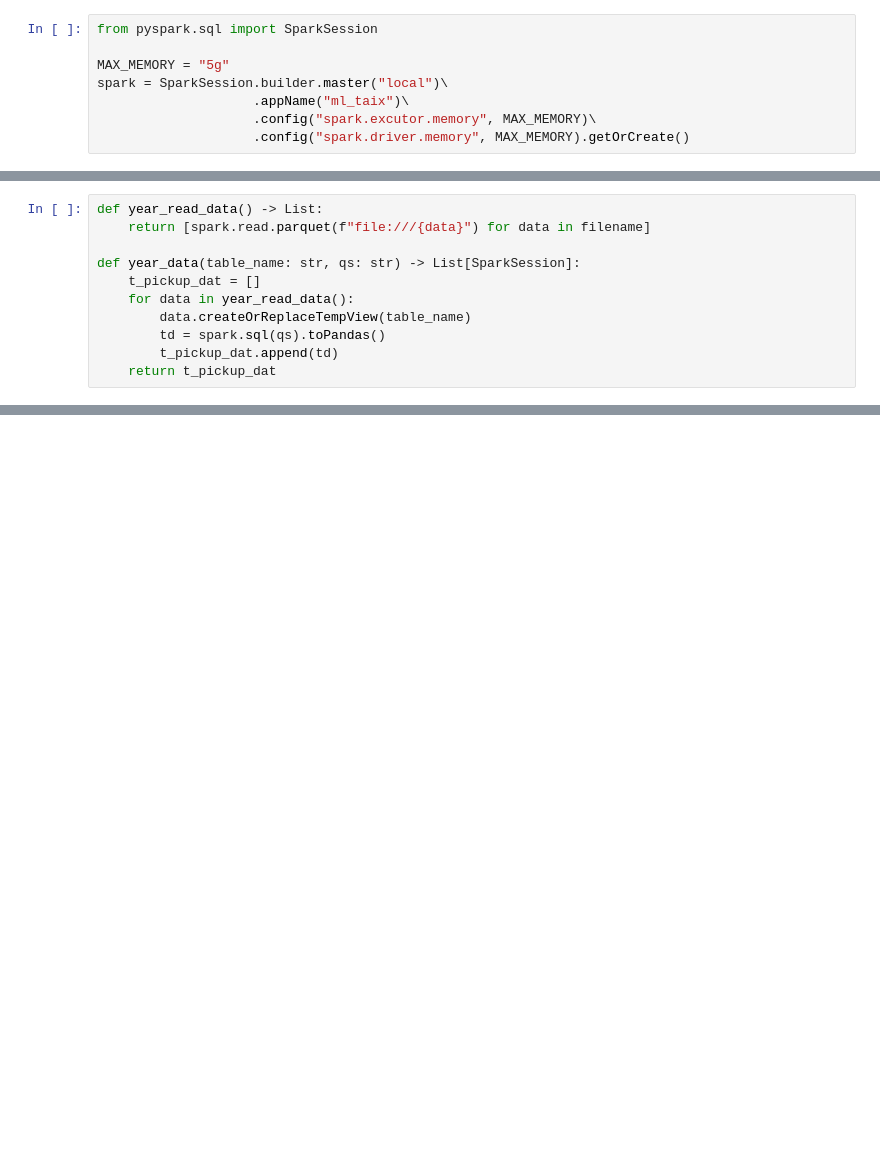
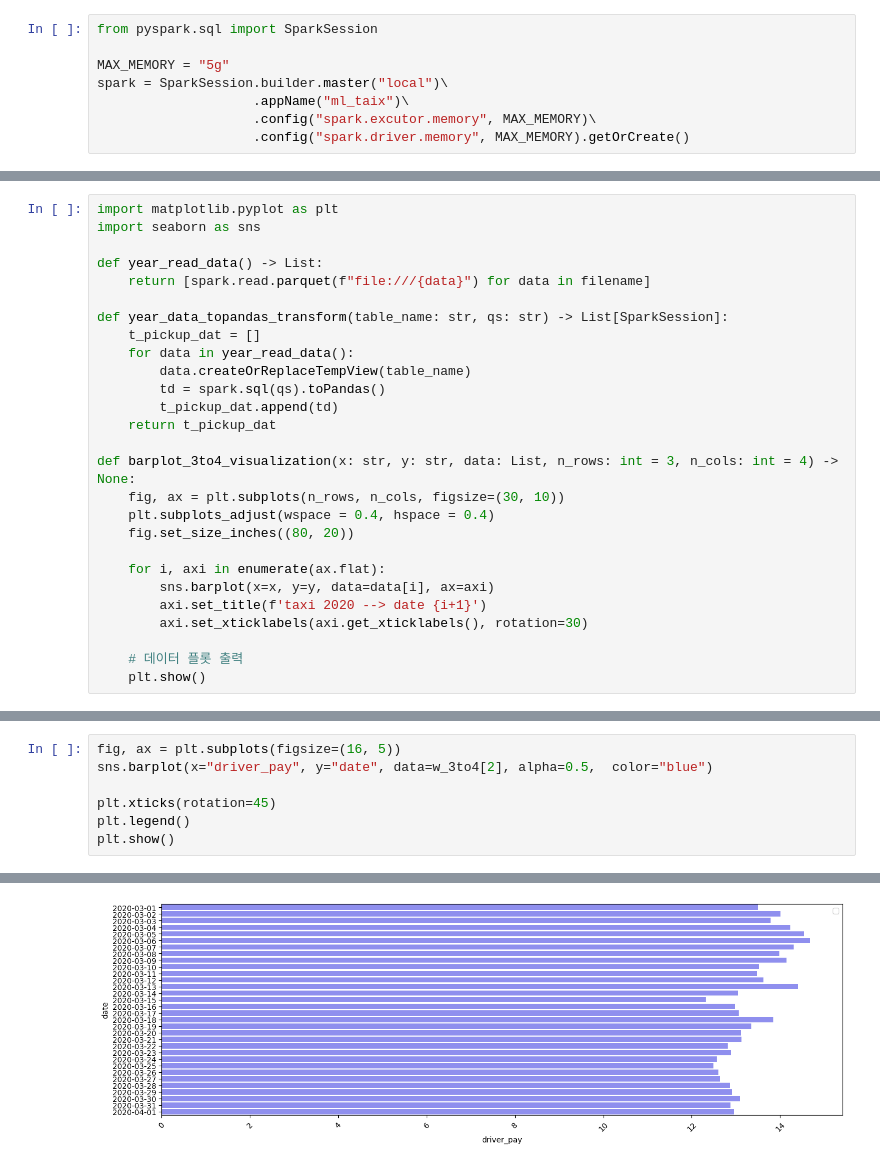
Before and after one commit to limhaneul12/SparkKafkaDistribute, a Jupyter notebook: sparkAnaliysis/spark_ml_taxi.ipynb, the cells around one changed output, grey strips where cells are left out. Saved outputs shown, nothing was run; the diff lists cells and outputs as text; blank space fills up the shorter version.

Commit message:
spark

```diff
--- a/sparkAnaliysis/spark_ml_taxi.ipynb
+++ b/sparkAnaliysis/spark_ml_taxi.ipynb
@@ -72,11 +16,27 @@ filename
 # %%
+import matplotlib.pyplot as plt
+import seaborn as sns
+
 def year_read_data() -> List:
     return [spark.read.parquet(f"file:///{data}") for data in filename]
 
-def year_data(table_name: str, qs: str) -> List[SparkSession]:
+def year_data_topandas_transform(table_name: str, qs: str) -> List[SparkSession]:
     t_pickup_dat = []
     for data in year_read_data():
         data.createOrReplaceTempView(table_name)
         td = spark.sql(qs).toPandas()
         t_pickup_dat.append(td)
     return t_pickup_dat
+
+def barplot_3to4_visualization(x: str, y: str, data: List, n_rows: int = 3, n_cols: int = 4) -> None:
+    fig, ax = plt.subplots(n_rows, n_cols, figsize=(30, 10))
+    plt.subplots_adjust(wspace = 0.4, hspace = 0.4)
+    fig.set_size_inches((80, 20))
+
+    for i, axi in enumerate(ax.flat):
+        sns.barplot(x=x, y=y, data=data[i], ax=axi)
+        axi.set_title(f'taxi 2020 --> date {i+1}')
+        axi.set_xticklabels(axi.get_xticklabels(), rotation=30)
+
+    # 데이터 플롯 출력
+    plt.show()
@@ -135,0 +86,8 @@ barplot_3to4_visualization(x="pickup_datetime", y="tips", data=data2020_march)
+# %%
+fig, ax = plt.subplots(figsize=(16, 5))
+sns.barplot(x="driver_pay", y="date", data=w_3to4[2], alpha=0.5,  color="blue")
+
+plt.xticks(rotation=45)
+plt.legend()
+plt.show()
+# %% [output]
@@ -135,0 +95 @@ barplot_3to4_visualization(x="pickup_datetime", y="tips", data=data2020_march)
+[figure, added]
```
Also changed, not shown: parts of 13 cells of this notebook, 3 other files.
